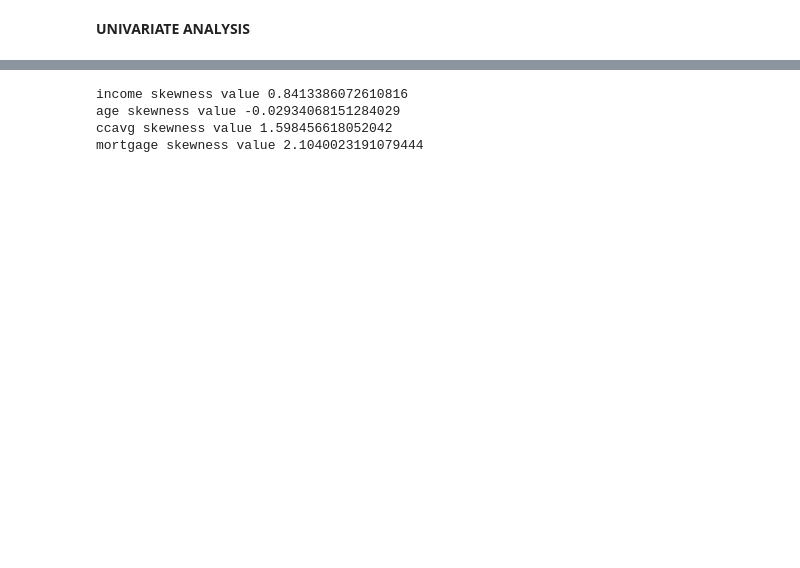
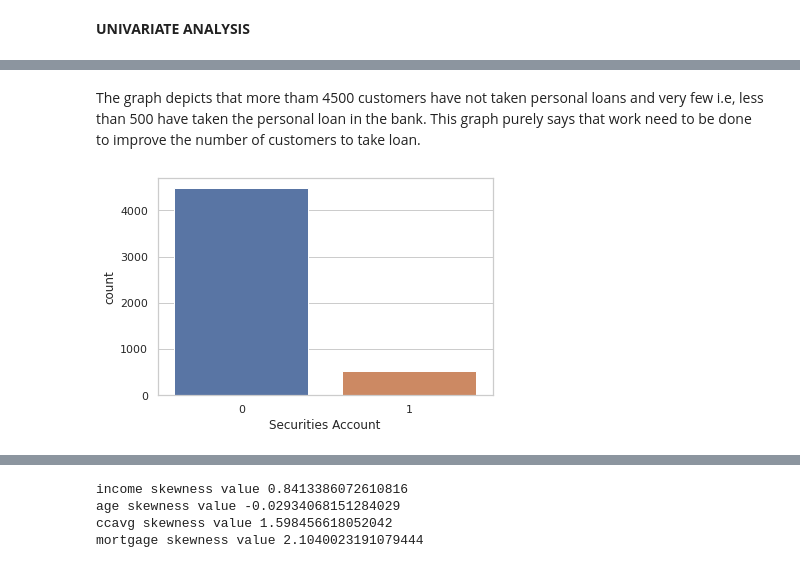
Before and after one commit to savika10/ML--classification, a Jupyter notebook: Marketing_campaign_for_Banking_products.ipynb, the cells around one changed output, grey strips where cells are left out. Cells and saved outputs as stored; diff of their text form; code cells hidden in the pictures; blank space fills up the shorter version.

```diff
--- a/Marketing_campaign_for_Banking_products.ipynb
+++ b/Marketing_campaign_for_Banking_products.ipynb
@@ -300,0 +322,8 @@ Name: Online, dtype: int64
+# %% [markdown]
+
+The graph depicts that more tham 4500 customers have not taken personal loans and very few i.e, less than 500 have taken the personal loan in the bank. This graph purely says that work need to be done to improve the number of customers to take loan.
+# %%
+sns.set_style("whitegrid")
+sns.countplot(df['Securities Account']);
+# %% [output]
+[figure, added]
```
Also changed, not shown: parts of 142 cells of this notebook.
